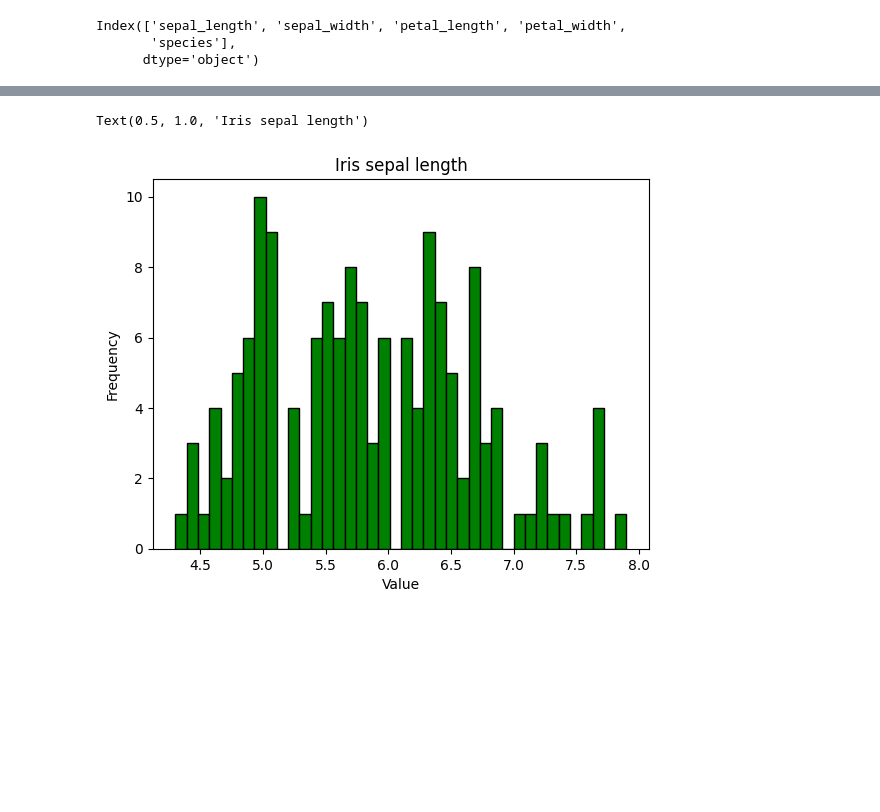
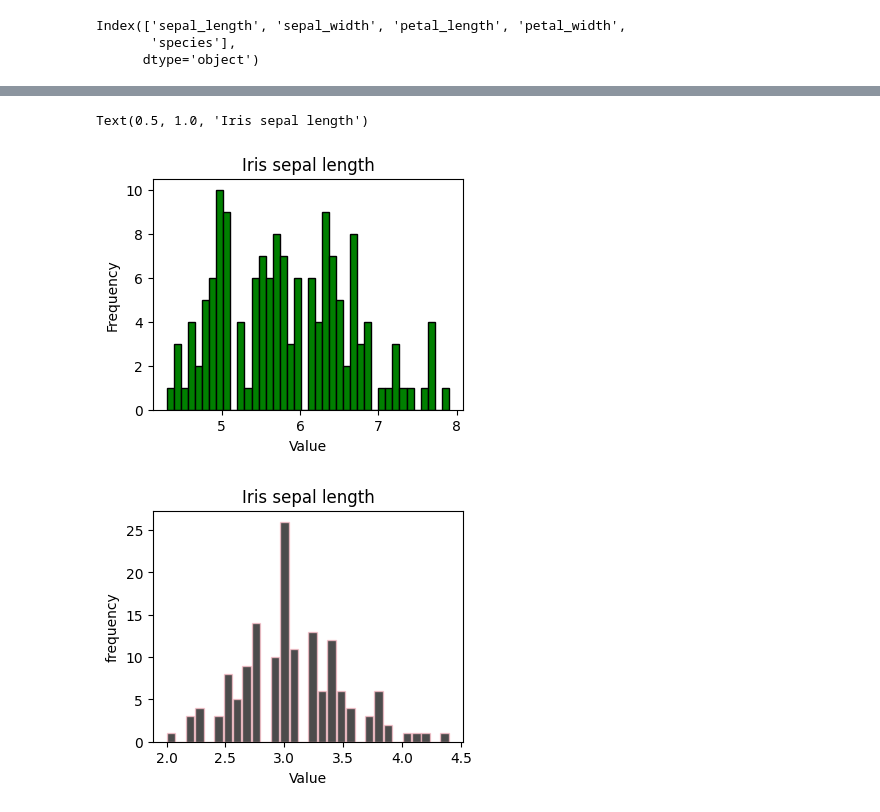
Before and after one commit to Md-Maruf-1727/LearningPractices, a Jupyter notebook: Vizualization/Vizualization1.ipynb, the cells around one changed output, grey strips where cells are left out. Drawn from its saved outputs; the diff is of its cells as text; code cells hidden in the pictures; blank space fills up the shorter version.

```diff
--- a/Vizualization/Vizualization1.ipynb
+++ b/Vizualization/Vizualization1.ipynb
@@ -151,10 +151,19 @@ plt.show()
 # %%
-plt.Figure(figsize=(3,3))
+plt.figure(figsize=(4,3))
 weights = np.ones_like
 plt.hist(mainiris_data['sepal_length'], cumulative=False, bins=40, color='green', edgecolor='black', histtype='bar')
 plt.xlabel('Value')
 plt.ylabel('Frequency')
 plt.title('Iris sepal length')
 # %% [output]
 Text(0.5, 1.0, 'Iris sepal length')
-[figure, old version]
+[figure, new version]
+# %%
+plt.figure(figsize=(4,3))
+plt.hist(mainiris_data['sepal_width'],rwidth=0.9,alpha=0.7, bins=30, color='black', edgecolor='pink', histtype='bar')
+plt.xlabel('Value')
+plt.ylabel('frequency')
+plt.title('Iris sepal length')
+plt.show()
+# %% [output]
+[figure, added]
```
Also changed, not shown: parts of 4 cells of this notebook.
